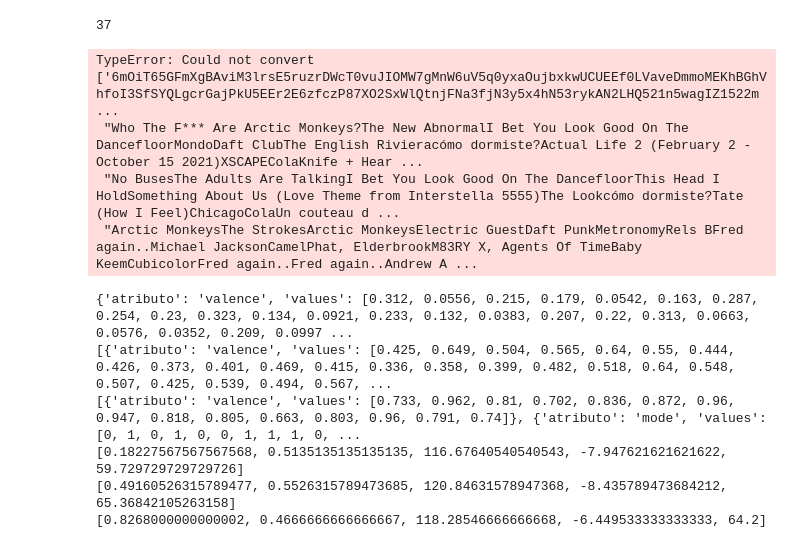
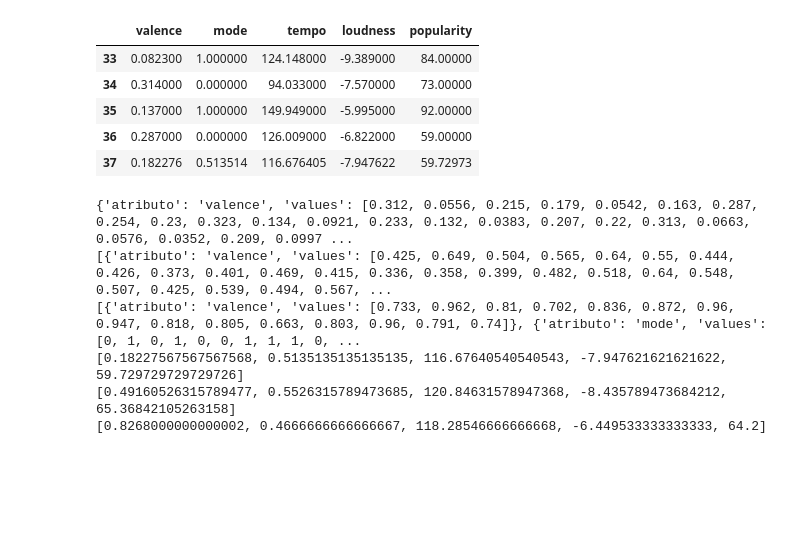
Before and after one commit to osaintnom/Anlisis-del-Comportamiento-de-Spotify, a Jupyter notebook: analisis_datos/filtros.ipynb, the cells around one changed output. Saved outputs shown, nothing was run; the diff lists cells and outputs as text; code cells hidden in the pictures; blank space fills up the shorter version.

```diff
--- a/analisis_datos/filtros.ipynb
+++ b/analisis_datos/filtros.ipynb
@@ -22,27 +22,28 @@ df_neutral = df_selected[(df_selected['valence'] > 0.33) & (df_selected['valence
 # df_sad.to_csv('sad.csv', index=False)
 # df_neutral.to_csv('neutral.csv', index=False)
 # df_happy.to_csv('happy.csv', index=False)
-# %%
-selected = ['valence', 'mode', 'tempo', 'loudness', 'popularity' ]
-df_sad = df_sad[selected]
-print(len(df_sad))
-
-#calcular el promedio de cada columna y agregarlo al final del dataframe
-promedios = df.mean().to_dict()
-
-# Añadir una fila con los promedios al final del DataFrame
-df = df.append(promedios, ignore_index=True)
-
-# Añadir una fila con los promedios al final del DataFrame
-# df_sad = pd.concat([df_sad, promedios], ignore_index=True)
-# print(len(df_sad))
-# df_sad.tail()
-# %% [output]
-37
-TypeError: Could not convert ['6mOiT65GFmXgBAviM3lrsE5ruzrDWcT0vuJIOMW7gMnW6uV5q0yxaOujbxkwUCUEEf0LVaveDmmoMEKhBGhVhfoI3SfSYQLgcrGajPkU5EEr2E6zfczP87XO2SxWlQtnjFNa3fjN3y5x4hN53rykAN2LHQ521n5wagIZ1522m ...
- "Who The F*** Are Arctic Monkeys?The New AbnormalI Bet You Look Good On The DancefloorMondoDaft ClubThe English Rivieracómo dormiste?Actual Life 2 (February 2 - October 15 2021)XSCAPEColaKnife + Hear ...
- "No BusesThe Adults Are TalkingI Bet You Look Good On The DancefloorThis Head I HoldSomething About Us (Love Theme from Interstella 5555)The Lookcómo dormiste?Tate (How I Feel)ChicagoColaUn couteau d ...
- "Arctic MonkeysThe StrokesArctic MonkeysElectric GuestDaft PunkMetronomyRels BFred again..Michael JacksonCamelPhat, ElderbrookM83RY X, Agents Of TimeBaby KeemCubicolorFred again..Fred again..Andrew A ...
+# %%
+
+selected = ['valence', 'mode', 'tempo', 'loudness', 'popularity']
+df_sad = df_sad[selected]
+
+# Calculate the mean values
+mean = df_sad.mean()
+
+# Create a DataFrame with the mean values
+df_mean = pd.DataFrame([mean])
+
+# Append the row with mean values to the original DataFrame
+df_sad = pd.concat([df_sad, df_mean], ignore_index=True)
+
+df_sad.tail()
+# %% [output]
+|  | valence | mode | tempo | loudness | popularity |
+| 33 | 0.082300 | 1.000000 | 124.148000 | -9.389000 | 84.00000 |
+| 34 | 0.314000 | 0.000000 | 94.033000 | -7.570000 | 73.00000 |
+| 35 | 0.137000 | 1.000000 | 149.949000 | -5.995000 | 92.00000 |
+| 36 | 0.287000 | 0.000000 | 126.009000 | -6.822000 | 59.00000 |
+| 37 | 0.182276 | 0.513514 | 116.676405 | -7.947622 | 59.72973 |
 # %%
 def list_values_df(df, atributo):
     for value in df[atributo]:
```
Also changed, not shown: 6 other files.
